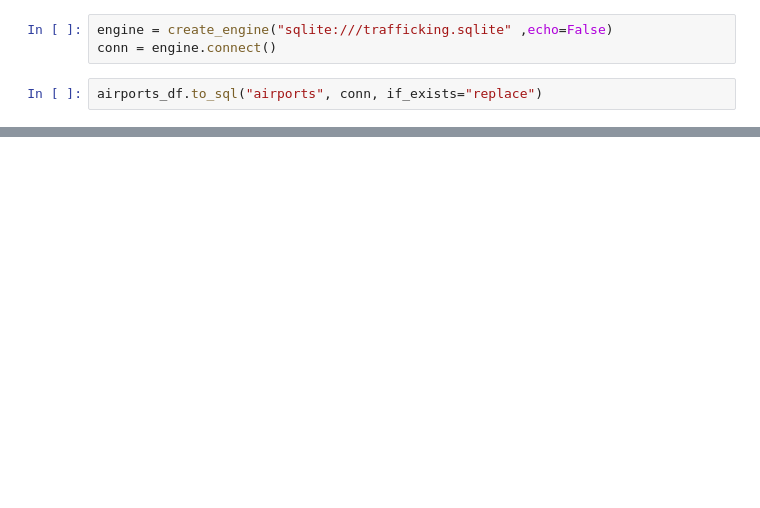
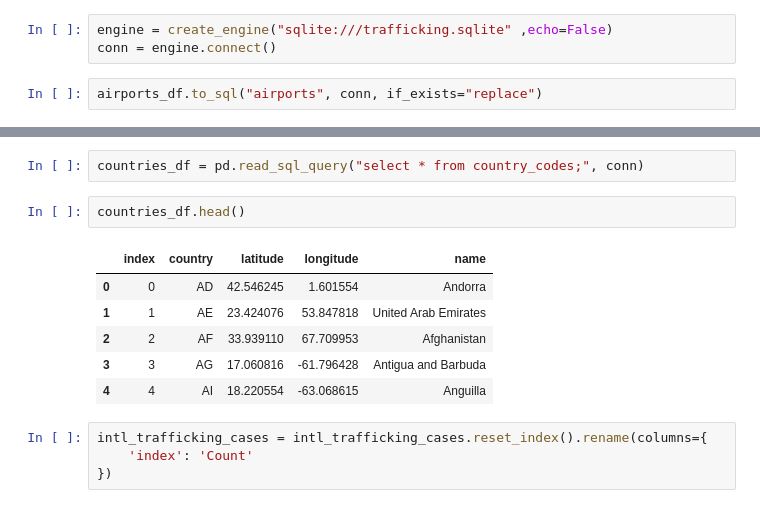
Before and after one commit to sweetld540/Group-Projects, a Jupyter notebook: Data For Hope/Airport Upload.ipynb, the cells around one changed output, grey strips where cells are left out. Drawn from its saved outputs; the diff is of its cells as text; blank space fills up the shorter version.

```diff
--- a/Data For Hope/Airport Upload.ipynb
+++ b/Data For Hope/Airport Upload.ipynb
@@ -83,0 +107,15 @@ pd.read_sql_query("select * from airports;", conn)
+# %%
+countries_df = pd.read_sql_query("select * from country_codes;", conn)
+# %%
+countries_df.head()
+# %% [output]
+|  | index | country | latitude | longitude | name |
+| 0 | 0 | AD | 42.546245 | 1.601554 | Andorra |
+| 1 | 1 | AE | 23.424076 | 53.847818 | United Arab Emirates |
+| 2 | 2 | AF | 33.939110 | 67.709953 | Afghanistan |
+| 3 | 3 | AG | 17.060816 | -61.796428 | Antigua and Barbuda |
+| 4 | 4 | AI | 18.220554 | -63.068615 | Anguilla |
+# %%
+intl_trafficking_cases = intl_trafficking_cases.reset_index().rename(columns={
+    'index': 'Count'
+})
```
Also changed, not shown: parts of 14 cells of this notebook, 25 other files.
